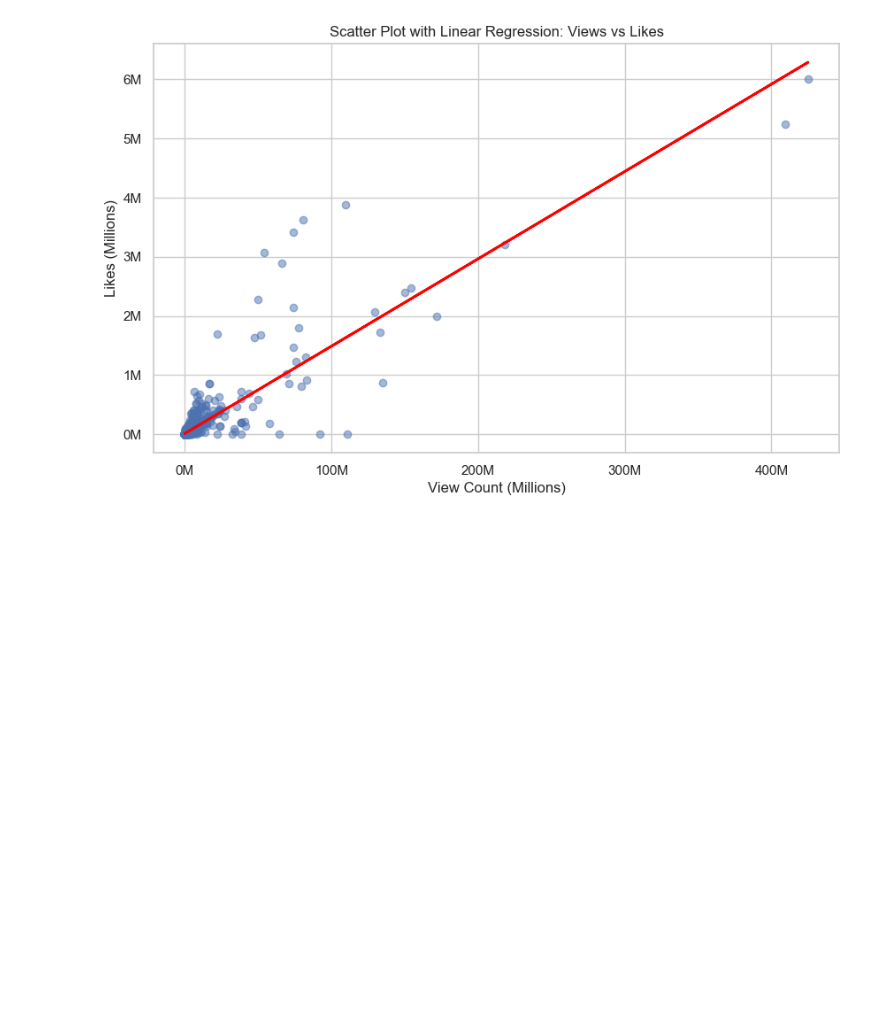
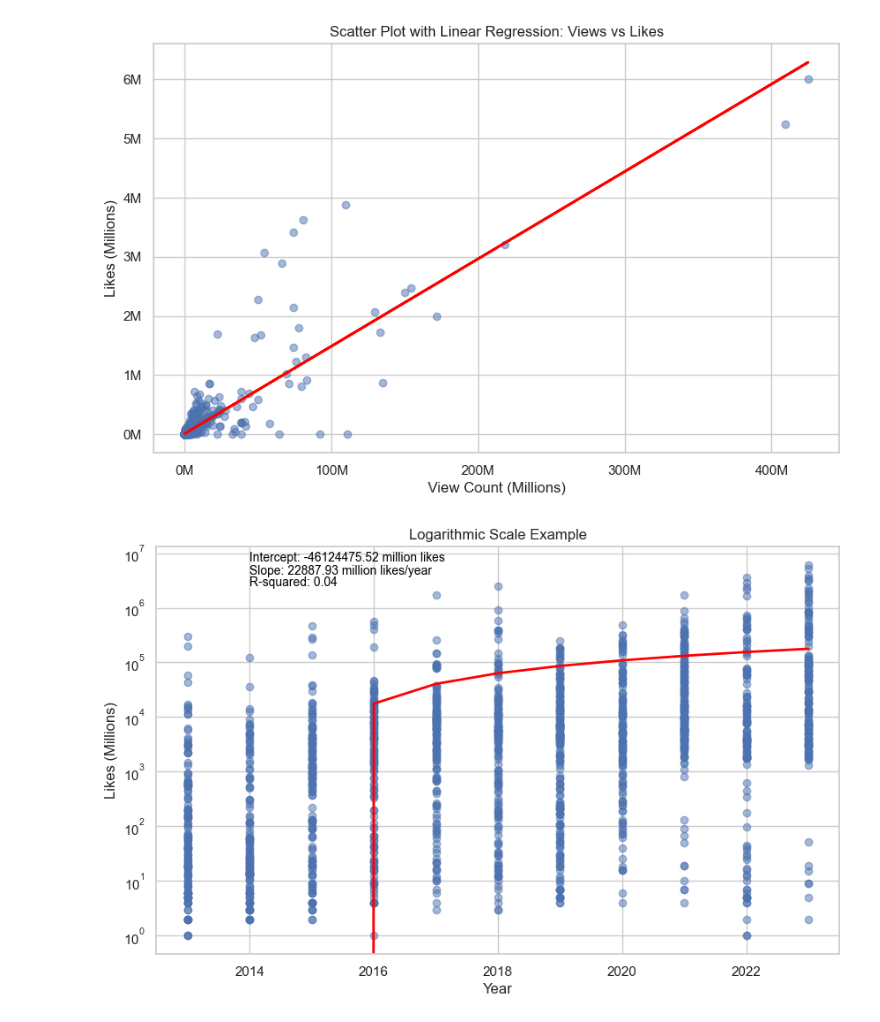
Before and after one commit to C-Duke0/Project-one, a Jupyter notebook: Data_with_likes/Data_sorting.ipynb, the cells around one changed output. Saved outputs shown, nothing was run; the diff lists cells and outputs as text; code cells hidden in the pictures; blank space fills up the shorter version.

```diff
--- a/Data_with_likes/Data_sorting.ipynb
+++ b/Data_with_likes/Data_sorting.ipynb
@@ -436,3 +436,48 @@ plt.gca().yaxis.set_major_formatter(FuncFormatter(millions_formatter))
 plt.show()
 # %% [output]
 [figure]
+# %%
+import matplotlib.pyplot as plt
+import numpy as np
+from sklearn.linear_model import LinearRegression
+
+# Scatter plot of likes vs years
+plt.figure(figsize=(10, 6))
+plt.scatter(data_df_length['Year'], data_df_length['Likes'], marker='o', alpha=0.5)
+
+# Perform linear regression
+X = data_df_length['Year'].values.reshape(-1, 1)
+y = data_df_length['Likes'].values
+model = LinearRegression()
+model.fit(X, y)
+
+# Plot the regression line
+plt.plot(data_df_length['Year'], model.predict(X), color='red', linewidth=2)
+
+# Add labels and title
+plt.xlabel('Year')
+plt.ylabel('Likes (Millions)')
+plt.title('Scatter Plot with Linear Regression: Likes vs Years')
+plt.yscale('log')
+plt.title('Logarithmic Scale Example')
+plt.grid(True)
+
+# Show the slope (average increase in likes per year)
+slope = model.coef_[0]
+slope_text = f'Slope: {slope:.2f} million likes/year'
+plt.text(2014, 4e6, slope_text, color='black', fontsize=10)
+
+# Show the intercept (predicted likes at the start year)
+intercept = model.intercept_
+intercept_text = f'Intercept: {intercept:.2f} million likes'
+plt.text(2014, 7e6, intercept_text, color='black', fontsize=10)
+
+# Calculate R-squared (goodness of fit)
+r_squared = model.score(X, y)
+r_squared_text = f'R-squared: {r_squared:.2f}'
+plt.text(2014, 2.5e6, r_squared_text, color='black', fontsize=10)
+
+# Show the plot
+plt.show()
+# %% [output]
+[figure, added]
```
Also changed, not shown: parts of 1 cell of this notebook.
